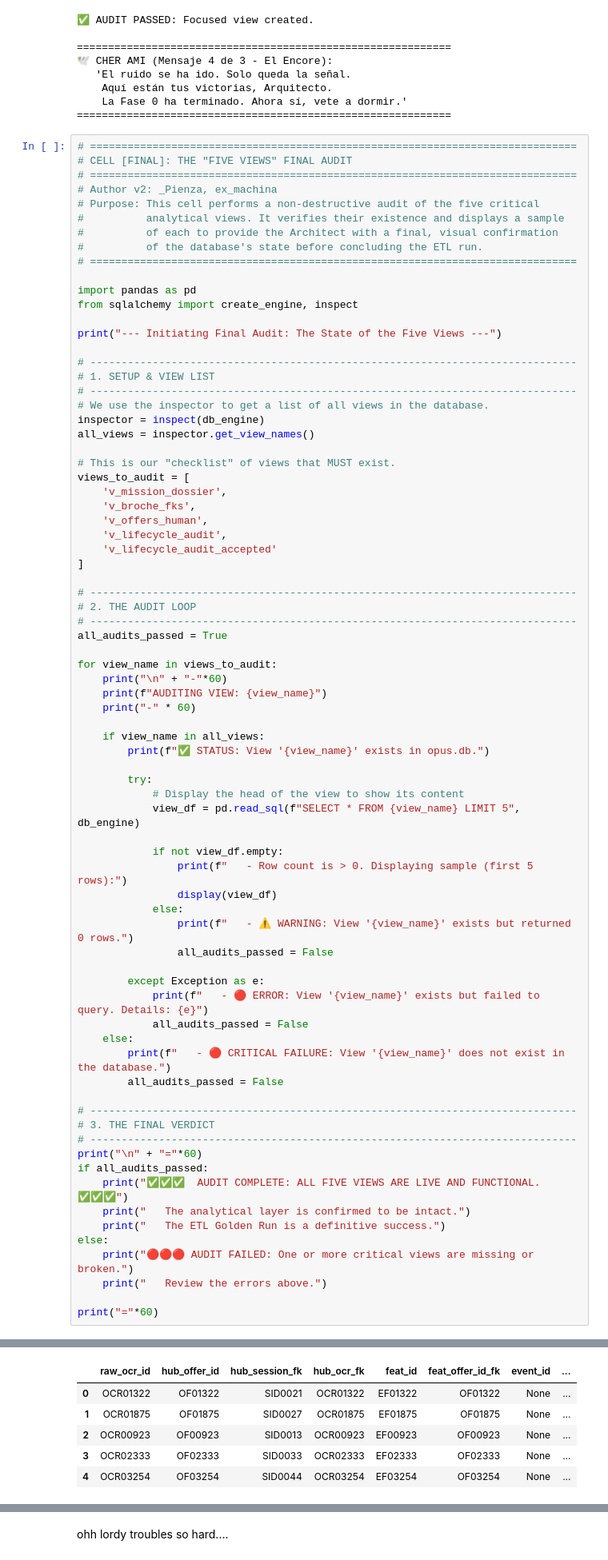
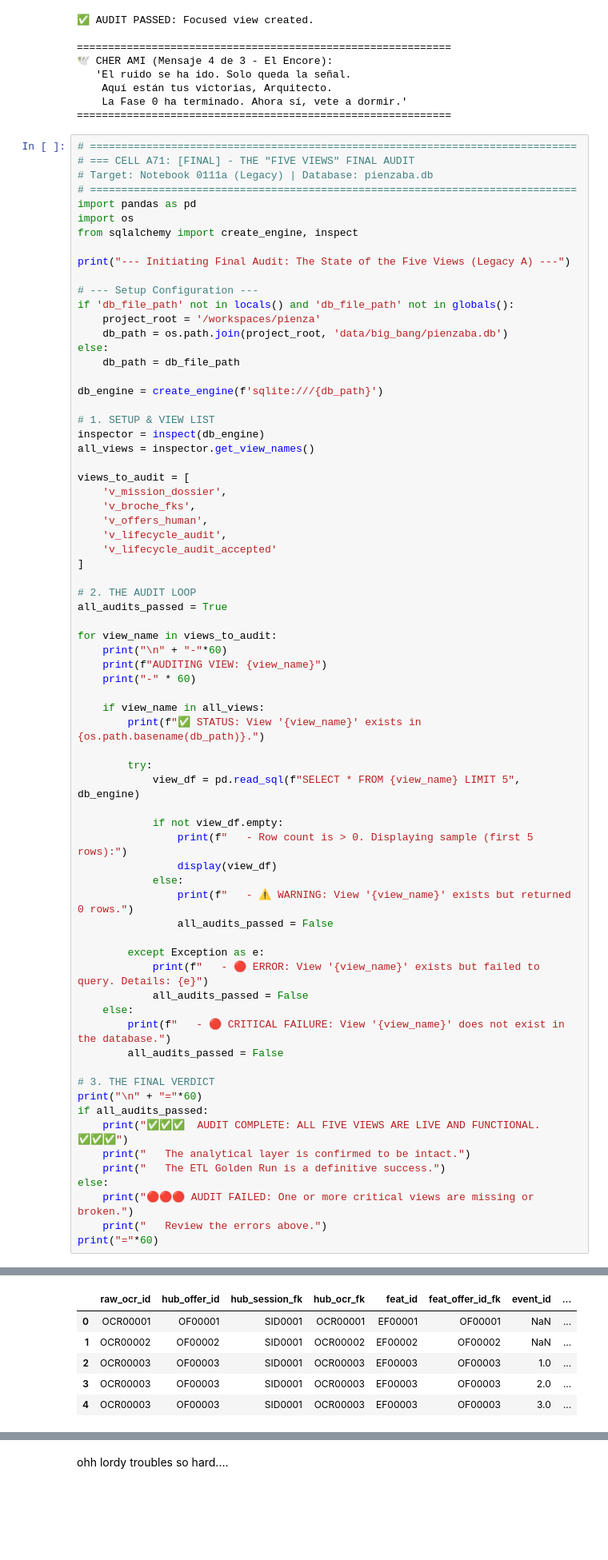
Before and after one commit to WiseExMachina/pienza, a Jupyter notebook: Phase_2_Data_Engineering/0111a_ETL_Big_Bang_pienzabadb.ipynb, the cells around one changed output, grey strips where cells are left out. Shown at 80% size. Cells and saved outputs as stored; diff of their text form; blank space fills up the shorter version.

Commit message:
DONEgit add .git add . (80cells) Parallelize big_bang pipeline for parity: legacyGDrive vs datalakeGCS

```diff
--- a/Phase_2_Data_Engineering/0111a_ETL_Big_Bang_pienzabadb.ipynb
+++ b/Phase_2_Data_Engineering/0111a_ETL_Big_Bang_pienzabadb.ipynb
@@ -5663,28 +5663,28 @@ except Exception as e:
 ============================================================
 # %%
 # ==============================================================================
-# CELL [FINAL]: THE "FIVE VIEWS" FINAL AUDIT
+# === CELL A71: [FINAL] - THE "FIVE VIEWS" FINAL AUDIT
+# Target: Notebook 0111a (Legacy) | Database: pienzaba.db
 # ==============================================================================
-# Author v2: _Pienza, ex_machina
-# Purpose: This cell performs a non-destructive audit of the five critical
-#          analytical views. It verifies their existence and displays a sample
-#          of each to provide the Architect with a final, visual confirmation
-#          of the database's state before concluding the ETL run.
-# ==============================================================================
-
 import pandas as pd
+import os
 from sqlalchemy import create_engine, inspect
 
-print("--- Initiating Final Audit: The State of the Five Views ---")
+print("--- Initiating Final Audit: The State of the Five Views (Legacy A) ---")
 
-# ------------------------------------------------------------------------------
+# --- Setup Configuration ---
+if 'db_file_path' not in locals() and 'db_file_path' not in globals():
+    project_root = '/workspaces/pienza'
+    db_path = os.path.join(project_root, 'data/big_bang/pienzaba.db')
+else:
+    db_path = db_file_path
+
+db_engine = create_engine(f'sqlite:///{db_path}')
+
 # 1. SETUP & VIEW LIST
-# ------------------------------------------------------------------------------
-# We use the inspector to get a list of all views in the database.
 inspector = inspect(db_engine)
 all_views = inspector.get_view_names()
 
-# This is our "checklist" of views that MUST exist.
 views_to_audit = [
     'v_mission_dossier',
     'v_broche_fks',
@@ -5693,9 +5693,7 @@ views_to_audit = [
     'v_lifecycle_audit_accepted'
 ]
 
-# ------------------------------------------------------------------------------
 # 2. THE AUDIT LOOP
-# ------------------------------------------------------------------------------
 all_audits_passed = True
 
 for view_name in views_to_audit:
@@ -5704,10 +5702,9 @@ for view_name in views_to_audit:
     print("-" * 60)
 
     if view_name in all_views:
-        print(f"✅ STATUS: View '{view_name}' exists in opus.db.")
+        print(f"✅ STATUS: View '{view_name}' exists in {os.path.basename(db_path)}.")
 
         try:
-            # Display the head of the view to show its content
             view_df = pd.read_sql(f"SELECT * FROM {view_name} LIMIT 5", db_engine)
 
             if not view_df.empty:
@@ -5724,9 +5721,7 @@ for view_name in views_to_audit:
         print(f"   - 🔴 CRITICAL FAILURE: View '{view_name}' does not exist in the database.")
         all_audits_passed = False
 
-# ------------------------------------------------------------------------------
 # 3. THE FINAL VERDICT
-# ------------------------------------------------------------------------------
 print("\n" + "="*60)
 if all_audits_passed:
     print("✅✅✅  AUDIT COMPLETE: ALL FIVE VIEWS ARE LIVE AND FUNCTIONAL. ✅✅✅")
@@ -5735,6 +5730,5 @@ if all_audits_passed:
 else:
     print("🔴🔴🔴 AUDIT FAILED: One or more critical views are missing or broken.")
     print("   Review the errors above.")
-
 print("="*60)
 # %% [output]
@@ -5758,10 +5752,10 @@ AUDITING VIEW: v_broche_fks
    - Row count is > 0. Displaying sample (first 5 rows):
 |  | raw_ocr_id | hub_offer_id | hub_session_fk | hub_ocr_fk | feat_id | feat_offer_id_fk | event_id | ... |
-| 0 | OCR01322 | OF01322 | SID0021 | OCR01322 | EF01322 | OF01322 | None | ... |
-| 1 | OCR01875 | OF01875 | SID0027 | OCR01875 | EF01875 | OF01875 | None | ... |
-| 2 | OCR00923 | OF00923 | SID0013 | OCR00923 | EF00923 | OF00923 | None | ... |
-| 3 | OCR02333 | OF02333 | SID0033 | OCR02333 | EF02333 | OF02333 | None | ... |
-| 4 | OCR03254 | OF03254 | SID0044 | OCR03254 | EF03254 | OF03254 | None | ... |
+| 0 | OCR00001 | OF00001 | SID0001 | OCR00001 | EF00001 | OF00001 | NaN | ... |
+| 1 | OCR00002 | OF00002 | SID0001 | OCR00002 | EF00002 | OF00002 | NaN | ... |
+| 2 | OCR00003 | OF00003 | SID0001 | OCR00003 | EF00003 | OF00003 | 1.0 | ... |
+| 3 | OCR00003 | OF00003 | SID0001 | OCR00003 | EF00003 | OF00003 | 2.0 | ... |
+| 4 | OCR00003 | OF00003 | SID0001 | OCR00003 | EF00003 | OF00003 | 3.0 | ... |
 ------------------------------------------------------------
 AUDITING VIEW: v_offers_human
 ------------------------------------------------------------
```
Also changed, not shown: parts of 13 cells of this notebook, 1 other file.
